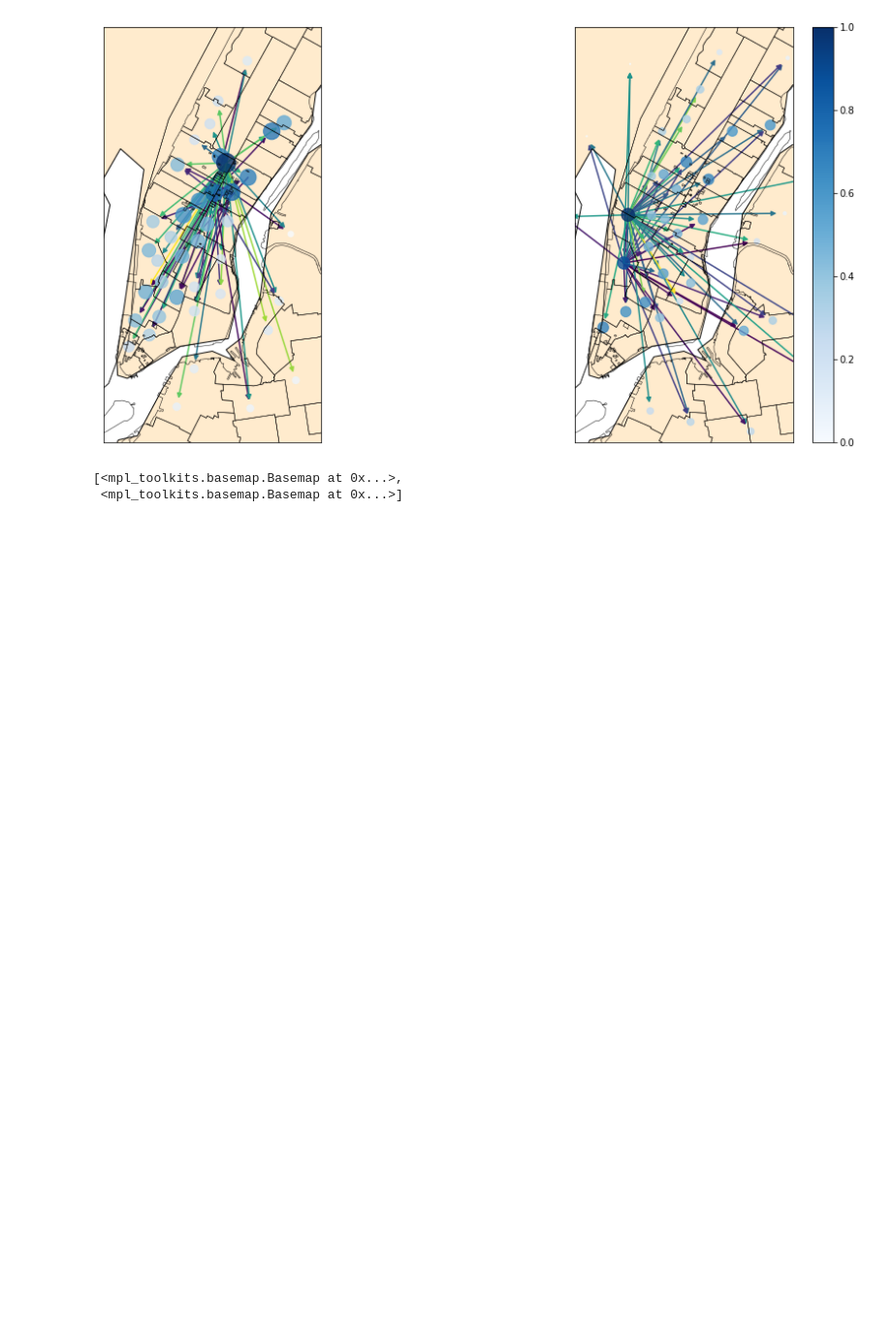
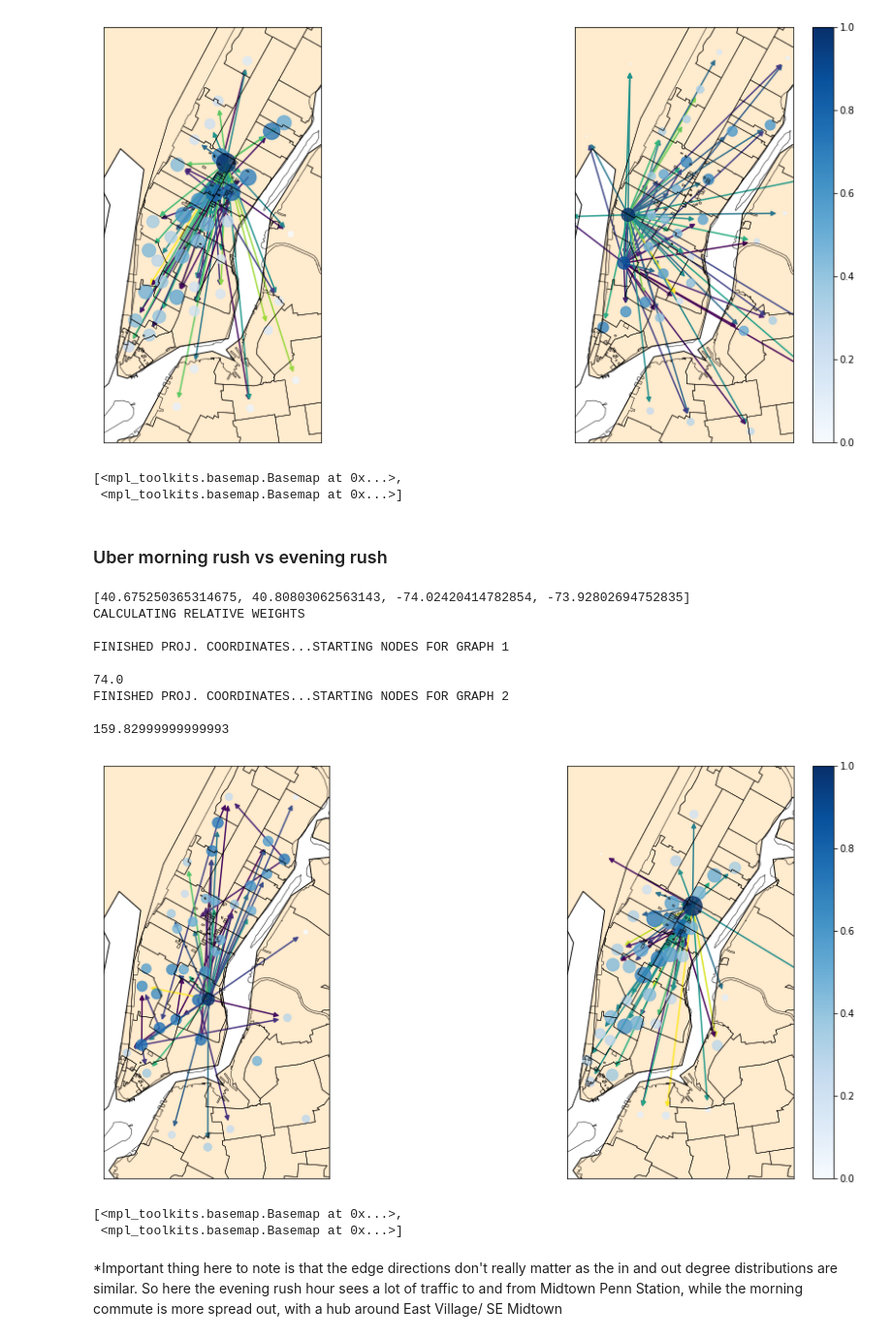
Before and after one commit to BisratM/NYC-Traffic-Analysis, a Jupyter notebook: kmeans-compare.ipynb, the cells around one changed output. Shown at 97% size. Drawn from its saved outputs; the diff is of its cells as text; code cells hidden in the pictures; blank space fills up the shorter version.

Commit message:
uber rush hour comparison

```diff
--- a/kmeans-compare.ipynb
+++ b/kmeans-compare.ipynb
@@ -323,11 +323,15 @@ def get_weighted_edges(t11, ref,thres=.50):
     edgeweights = [ew[e] for e in edgelist]
     return [edgelist, edgeweights]
 # %%
-def compare_graphsE(G1, G2, coords=None, node_size=600, draw_edges=True, edge_thres=0.98):
+def compare_graphsE(G1, G2, coords=None, node_size=600, shapefiles=None, draw_edges=True, edge_thres=0.98):
     plt.figure(figsize=(16,8))
     if coords is None:
         coords = get_coords(G1) # orient map in terms of first graph
     print(coords)
+    if shapefiles is None:
+        shapefiles={}
+        shapefiles['shapes/ZIP_CODE_N'] = 'zipcodes'
+
     # jess apologizes greatly for this crappy copy-paste code
     plt.subplot(1,2,1)
     m1 = Basemap(projection='merc',llcrnrlat=coords[0],urcrnrlat=coords[1],llcrnrlon=coords[2], urcrnrlon=coords[3], resolution='h')
@@ -438,3 +442,24 @@ FINISHED PROJ. COORDINATES...STARTING NODES FOR GRAPH 2
 [figure]
 [<mpl_toolkits.basemap.Basemap at 0x...>,
  <mpl_toolkits.basemap.Basemap at 0x...>]
+# %% [markdown]
+### Uber morning rush vs evening rush
+# %%
+u_m = nx.read_graphml('graphs/uber14_morning.graphml')
+u_e = nx.read_graphml('graphs/uber14_evening.graphml')
+compare_graphsE(u_m, u_e, node_size=400, edge_thres=0.97)
+# %% [output]
+[40.675250365314675, 40.80803062563143, -74.02420414782854, -73.92802694752835]
+CALCULATING RELATIVE WEIGHTS
+
+FINISHED PROJ. COORDINATES...STARTING NODES FOR GRAPH 1
+
+74.0
+FINISHED PROJ. COORDINATES...STARTING NODES FOR GRAPH 2
+
+159.82999999999993
+[figure, added]
+[<mpl_toolkits.basemap.Basemap at 0x...>,
+ <mpl_toolkits.basemap.Basemap at 0x...>]
+# %% [markdown]
+*Important thing here to note is that the edge directions don't really matter as the in and out degree distributions are similar. So here the evening rush hour sees a lot of traffic to and from Midtown Penn Station, while the morning commute is more spread out, with a hub around East Village/ SE Midtown
```
